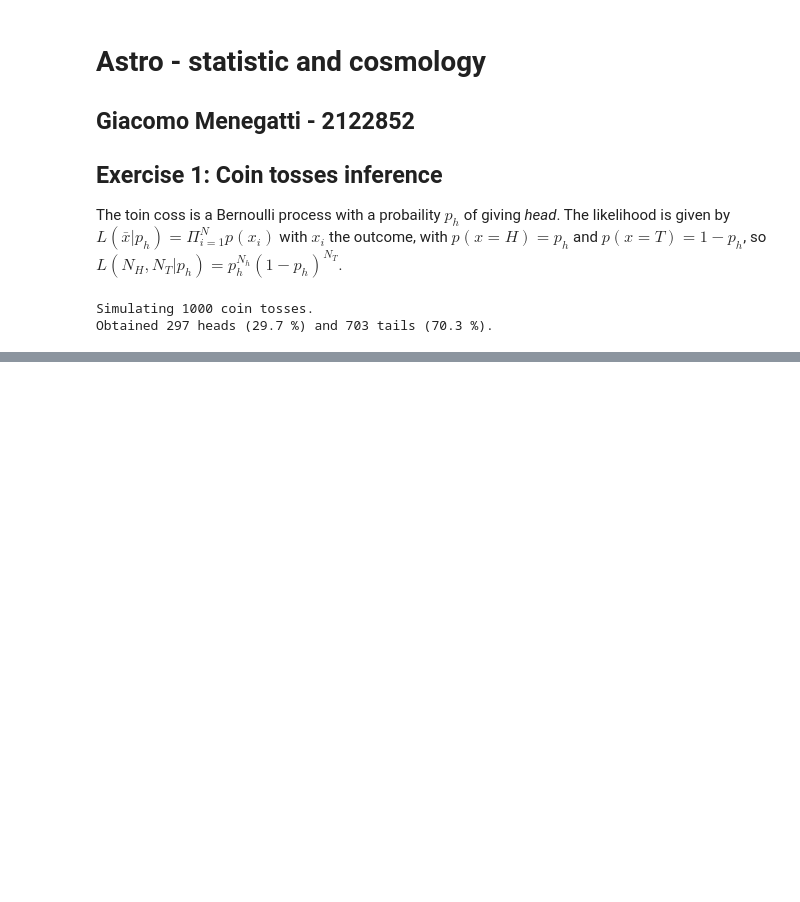
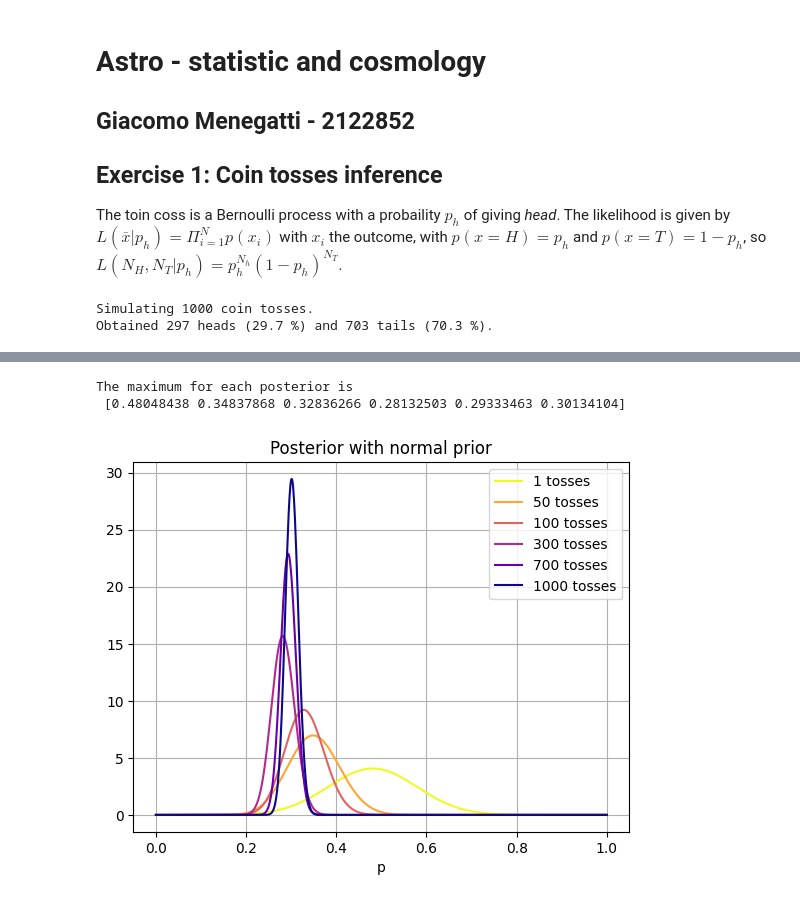
Before and after one commit to Giacomo-Menegatti/AstroStat, a Jupyter notebook: Homework_1.ipynb, the cells around one changed output, grey strips where cells are left out. Drawn from its saved outputs; the diff is of its cells as text; code cells hidden in the pictures; blank space fills up the shorter version.

```diff
--- a/Homework_1.ipynb
+++ b/Homework_1.ipynb
@@ -37,0 +55,20 @@ plt.plot(p, likelihood(x[0:1000])(p))
+# %%
+levels = [1,50,100,300,700,1000]
+normal = lambda x: norm.pdf(x, loc=0.5, scale=0.1)
+posteriors = [posterior(likelihood(x[0:l]), normal) for l in levels]
+
+cmap = plt.get_cmap('plasma')
+p = np.linspace(1e-4,1.0-1e-4,1000)
+for l,post,c in zip(levels,posteriors,cmap(np.linspace(1,0,len(levels)))):
+    plt.plot(p, post(p), color=c, label=f'{l} tosses')
+plt.grid()
+plt.legend()
+plt.xlabel('p')
+plt.title('Posterior with normal prior')
+
+maxima_norm = np.array([p[np.argmax(post(p))] for post in posteriors])
+print(f'The maximum for each posterior is \n {maxima_norm}')
+# %% [output]
+The maximum for each posterior is
+ [0.48048438 0.34837868 0.32836266 0.28132503 0.29333463 0.30134104]
+[figure, added]
```
Also changed, not shown: parts of 8 cells of this notebook.
